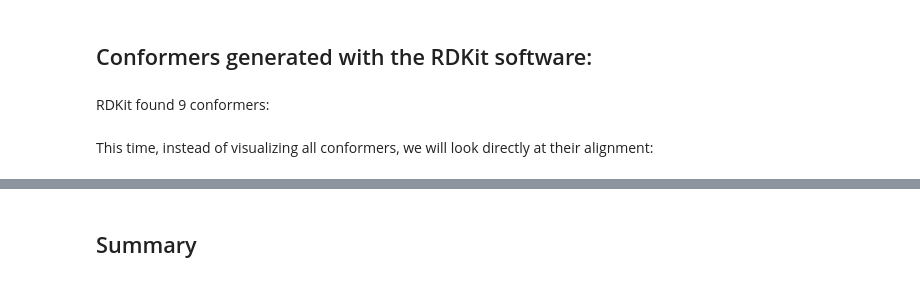
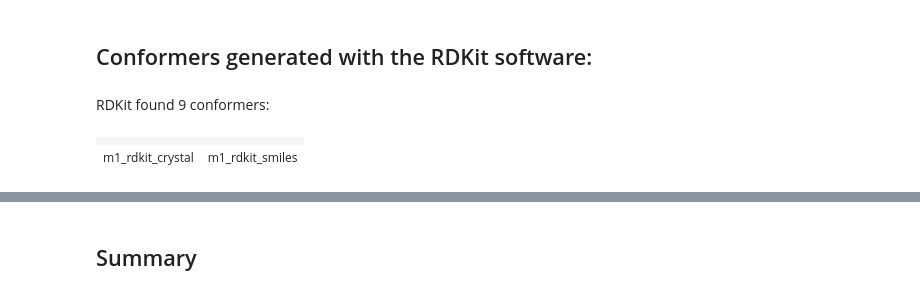
Before and after one commit to gosiao/test_notebooks, a Jupyter notebook: conformers_m1.ipynb, the cells around one changed output, grey strips where cells are left out. Drawn from its saved outputs; the diff is of its cells as text; code cells hidden in the pictures.

```diff
--- a/conformers_m1.ipynb
+++ b/conformers_m1.ipynb
@@ -265,2 +267,0 @@ for mol in suppl_m1_rdkit:
-# %% [markdown]
-This time, instead of visualizing all conformers, we will look directly at their alignment:
@@ -270,0 +290,14 @@ for mol in allmol_m1_rdkit:
+# %%
+%%html
+<table>
+  <tr>
+    <td id="m1_rdkit_crystal" ></td>
+    <td id="m1_rdkit_smiles"  ></td>
+  <tr>
+    <td> m1_rdkit_crystal </td>
+    <td> m1_rdkit_smiles  </td>
+  </tr>
+</table>
+# %% [output]
+|  |  |
+| m1_rdkit_crystal | m1_rdkit_smiles |
```
Also changed, not shown: parts of 23 cells of this notebook, 4 other files.
